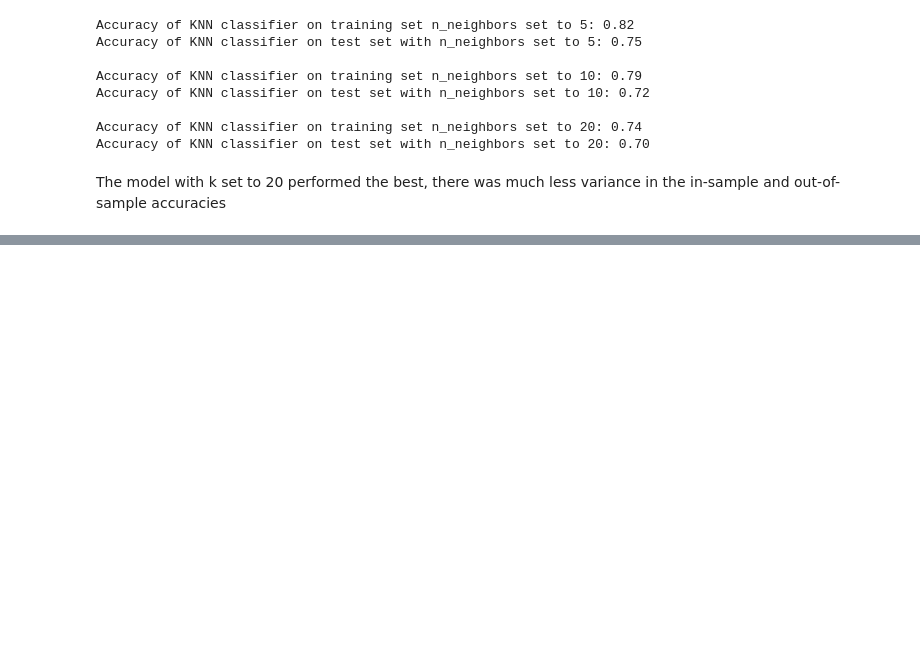
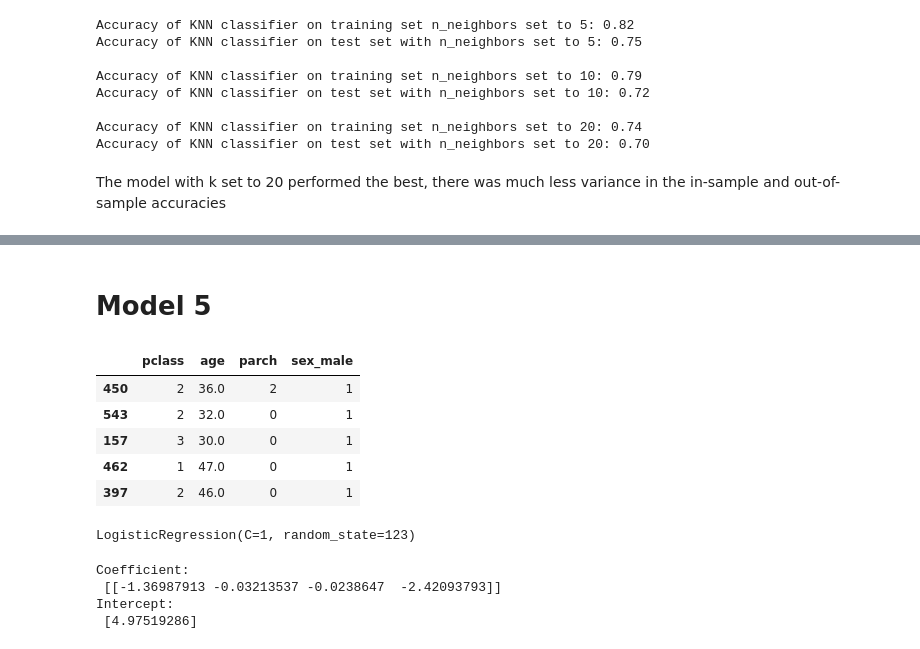
Before and after one commit to mdalton87/classification-exercises, a Jupyter notebook: model.ipynb, the cells around one changed output, grey strips where cells are left out. Saved outputs shown, nothing was run; the diff lists cells and outputs as text; code cells hidden in the pictures; blank space fills up the shorter version.

```diff
--- a/model.ipynb
+++ b/model.ipynb
@@ -765,0 +1083,29 @@ The model with k set to 20 performed the best, there was much less variance in t
+# %% [markdown]
+# Model 5
+# %%
+X_train6 = train.drop(columns=['survived', 'fare', 'sibsp', 'embark_town', 'most_frequent'])
+
+X_validate6 = validate.drop(columns=['survived', 'fare', 'sibsp', 'embark_town'])
+
+X_test6 = test.drop(columns=['survived', 'fare', 'sibsp', 'embark_town'])
+# %%
+X_train6.head()
+# %% [output]
+|  | pclass | age | parch | sex_male |
+| 450 | 2 | 36.0 | 2 | 1 |
+| 543 | 2 | 32.0 | 0 | 1 |
+| 157 | 3 | 30.0 | 0 | 1 |
+| 462 | 1 | 47.0 | 0 | 1 |
+| 397 | 2 | 46.0 | 0 | 1 |
+# %%
+logit.fit(X_train6, y_train)
+# %% [output]
+LogisticRegression(C=1, random_state=123)
+# %%
+print('Coefficient: \n', logit.coef_)
+print('Intercept: \n', logit.intercept_)
+# %% [output]
+Coefficient:
+ [[-1.36987913 -0.03213537 -0.0238647  -2.42093793]]
+Intercept:
+ [4.97519286]
```
Also changed, not shown: parts of 55 cells of this notebook, 6 other files.
